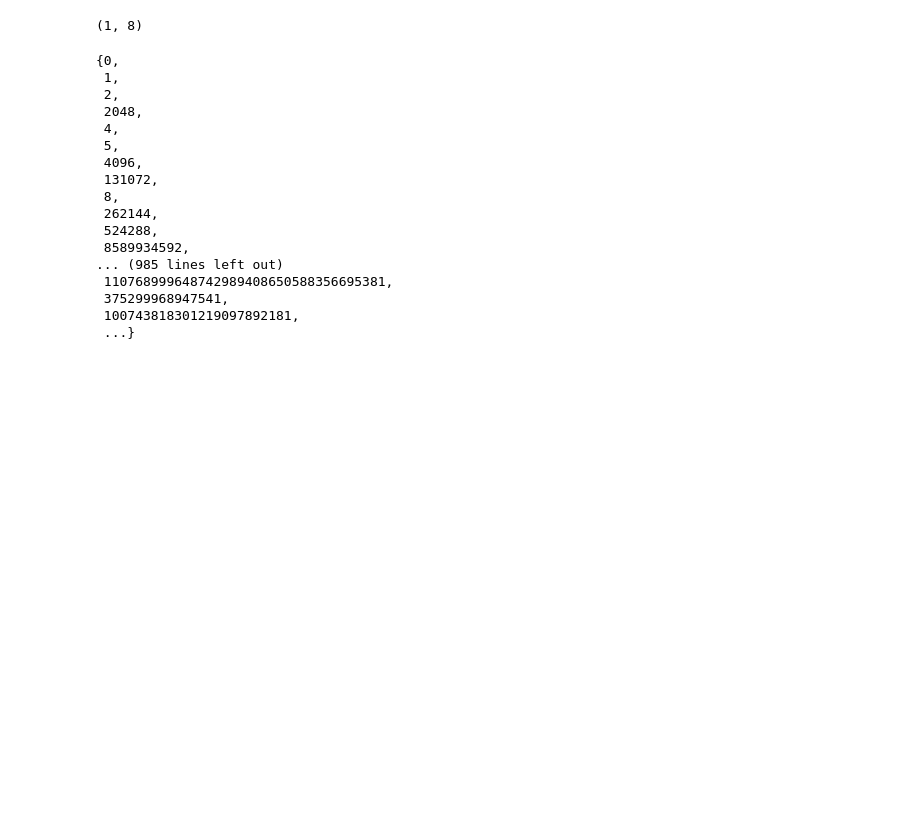
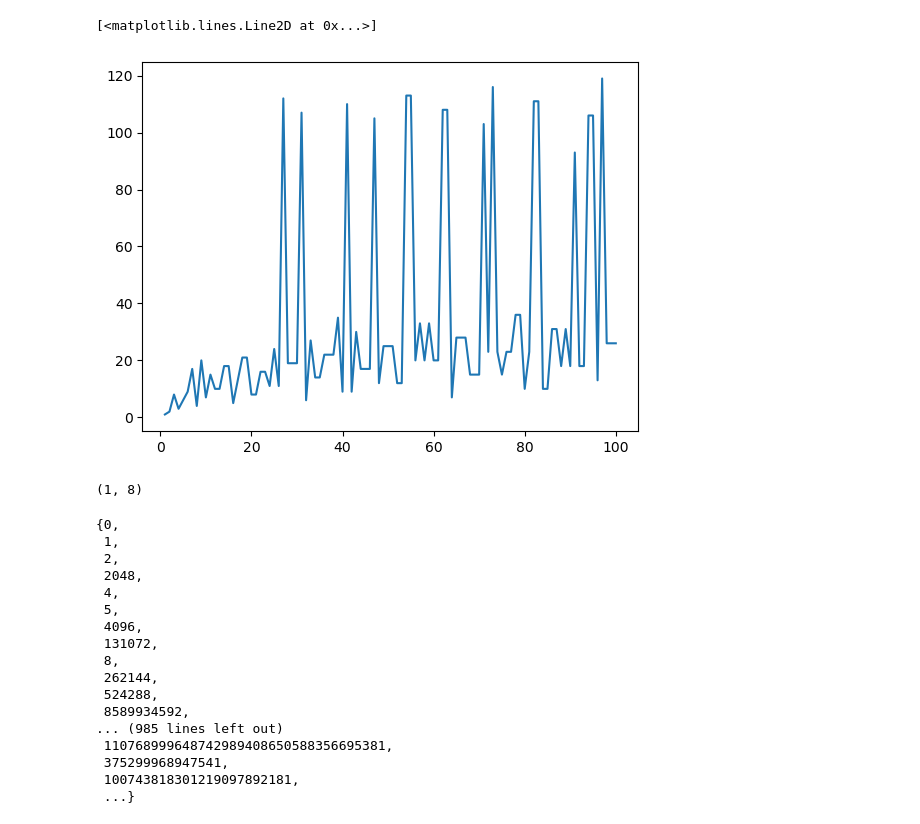
Before and after one commit to gjbex/Python-for-programmers, a Jupyter notebook: source_code/reverse_collatz.ipynb, the cells around one changed output. Drawn from its saved outputs; the diff is of its cells as text; code cells hidden in the pictures; blank space fills up the shorter version.

Commit message:
Add Collatz function

```diff
--- a/source_code/reverse_collatz.ipynb
+++ b/source_code/reverse_collatz.ipynb
@@ -0,0 +13,3 @@
+# %%
+def collatz(n: int) -> int:
+    return n//2 if n % 2 == 0 else 3*n + 1
@@ -1,3 +43,21 @@
+# %%
+def collatz_numbers(n: int, max_iter: int = 1_000) -> list[int]:
+    numbers = []
+    for _ in range(max_iter):
+        numbers.append(n)
+        if n == 1:
+            break
+        n = collatz(n)
+    return numbers
+# %%
+path_lengths = [
+    len(collatz_numbers(n)) for n in range(1, 101)
+]
+# %%
+plt.plot(list(range(1, 101)), path_lengths)
+# %% [output]
+[<matplotlib.lines.Line2D at 0x...>]
+[figure, added]
 # %%
 def reverse_collatz(n):
     if (n - 1) % 3 == 0:
```
Also changed, not shown: parts of 6 cells of this notebook.
